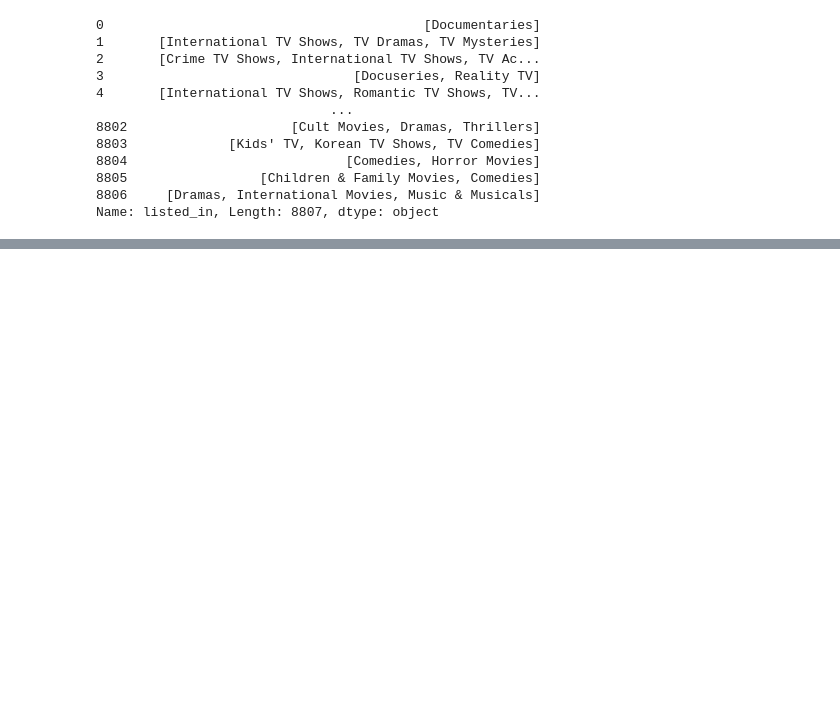
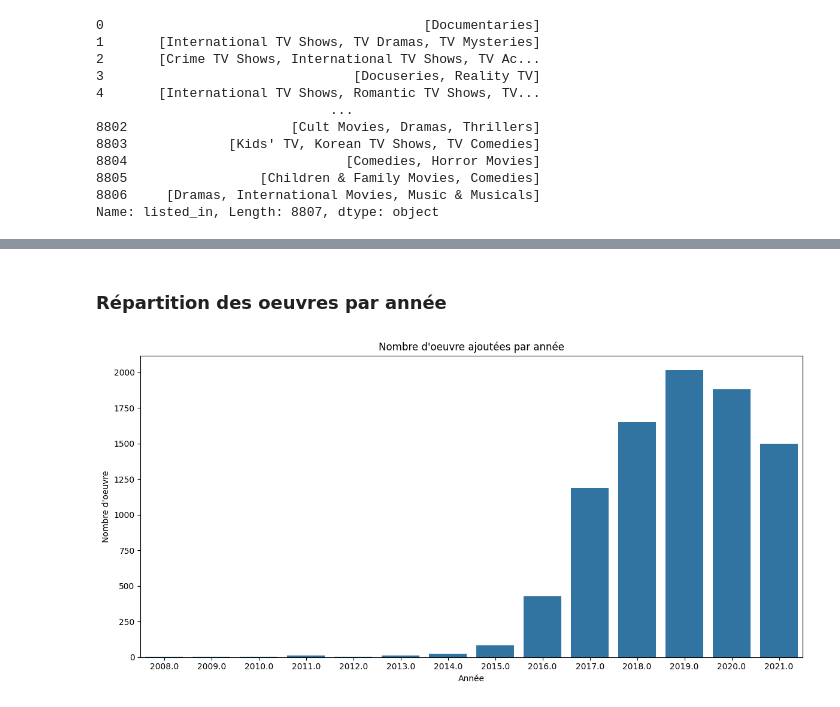
Before and after one commit to michelrostain/netflix-insights, a Jupyter notebook: netflix_data_analysis.ipynb, the cells around one changed output, grey strips where cells are left out. Cells and saved outputs as stored; diff of their text form; code cells hidden in the pictures; blank space fills up the shorter version.

```diff
--- a/netflix_data_analysis.ipynb
+++ b/netflix_data_analysis.ipynb
@@ -380,0 +539,15 @@ Name: listed_in, Length: 8807, dtype: object
+# %% [markdown]
+### Répartition des oeuvres par année
+# %%
+# Seaborn
+top_date = df["date_added"].dt.year.value_counts().sort_index()
+
+plt.figure(figsize=(12, 6))
+sns.barplot(x=top_date.index, y=top_date.values)
+plt.title("Nombre d'oeuvre ajoutées par année")
+plt.xlabel("Année")
+plt.ylabel("Nombre d'oeuvre")
+plt.tight_layout()
+plt.show()
+# %% [output]
+[figure, added]
```
Also changed, not shown: parts of 39 cells of this notebook.
